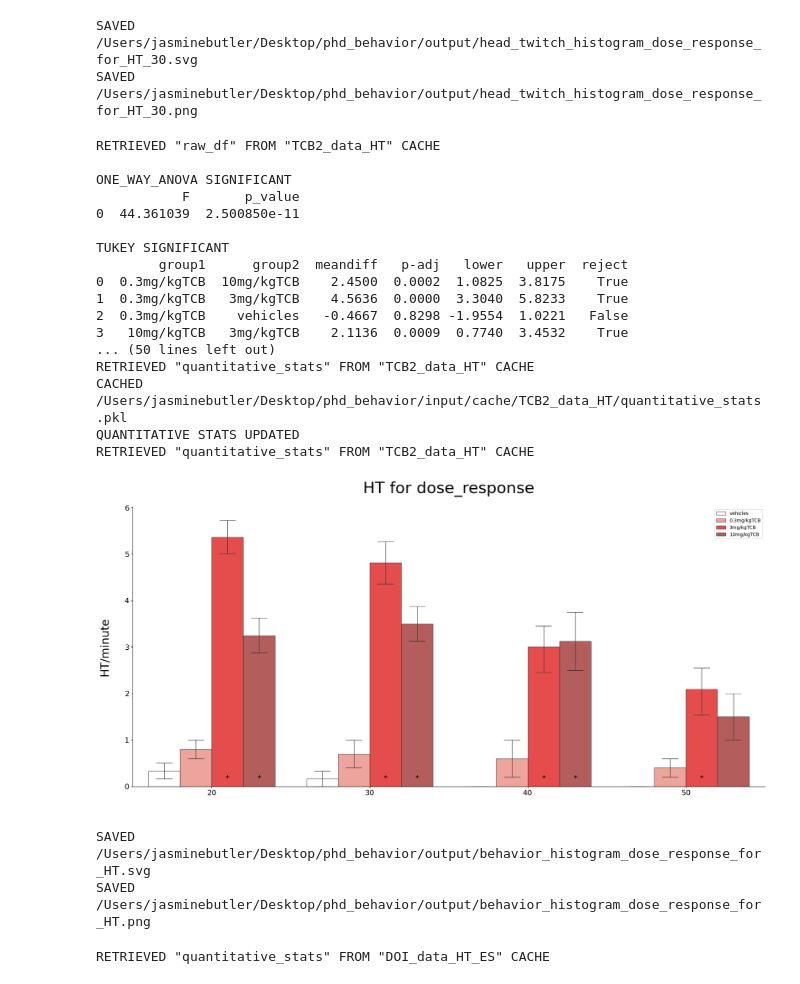
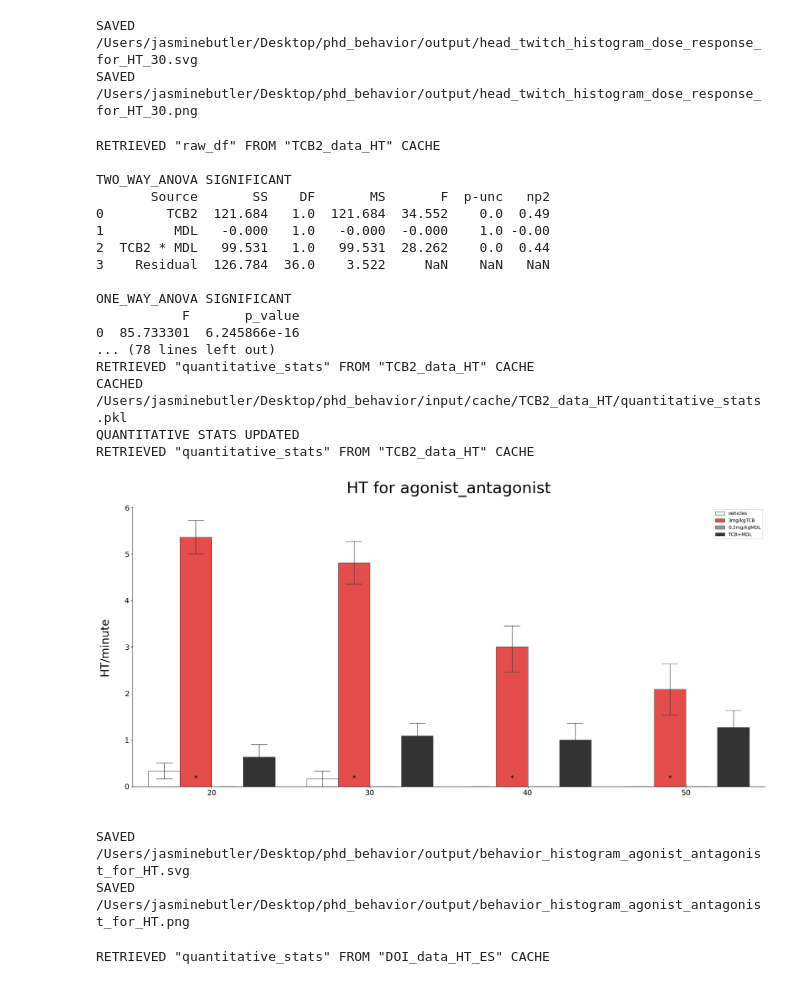
Before and after one commit to jjb-hub/phd_behavior, a Jupyter notebook: DASHBOARD.ipynb, the cells around one changed output. Saved outputs shown, nothing was run; the diff lists cells and outputs as text; code cells hidden in the pictures.

```diff
--- a/DASHBOARD.ipynb
+++ b/DASHBOARD.ipynb
@@ -74,33 +77,33 @@ SAVED /Users/jasminebutler/Desktop/phd_behavior/output/head_twitch_histogram_dos
 # %%
 # BEHAVIORAL HISTOGRAM
 
 behaviorHistogram( filename,
-                  experiment = 'dose_response', # agonist_antagonist dose_response
+                  experiment = 'agonist_antagonist', # agonist_antagonist dose_response
                   behavior = 'HT',
                   p_value_threshold = 0.05,
                   from_scratch = True
                   )
 # %% [output]
 RETRIEVED "raw_df" FROM "TCB2_data_HT" CACHE
+
+TWO_WAY_ANOVA SIGNIFICANT
+       Source       SS    DF       MS       F  p-unc   np2
+0        TCB2  121.684   1.0  121.684  34.552    0.0  0.49
+1         MDL   -0.000   1.0   -0.000  -0.000    1.0 -0.00
+2  TCB2 * MDL   99.531   1.0   99.531  28.262    0.0  0.44
+3    Residual  126.784  36.0    3.522     NaN    NaN   NaN
 
 ONE_WAY_ANOVA SIGNIFICANT
            F       p_value
-0  44.361039  2.500850e-11
-
-TUKEY SIGNIFICANT
-        group1      group2  meandiff   p-adj   lower   upper  reject
-0  0.3mg/kgTCB  10mg/kgTCB    2.4500  0.0002  1.0825  3.8175    True
-1  0.3mg/kgTCB   3mg/kgTCB    4.5636  0.0000  3.3040  5.8233    True
-2  0.3mg/kgTCB    vehicles   -0.4667  0.8298 -1.9554  1.0221   False
-3   10mg/kgTCB   3mg/kgTCB    2.1136  0.0009  0.7740  3.4532    True
-... (50 lines left out)
+0  85.733301  6.245866e-16
+... (78 lines left out)
 RETRIEVED "quantitative_stats" FROM "TCB2_data_HT" CACHE
 CACHED /Users/jasminebutler/Desktop/phd_behavior/input/cache/TCB2_data_HT/quantitative_stats.pkl
 QUANTITATIVE STATS UPDATED
 RETRIEVED "quantitative_stats" FROM "TCB2_data_HT" CACHE
-[figure, old version]
+[figure, new version]
-SAVED /Users/jasminebutler/Desktop/phd_behavior/output/behavior_histogram_dose_response_for_HT.svg
-SAVED /Users/jasminebutler/Desktop/phd_behavior/output/behavior_histogram_dose_response_for_HT.png
+SAVED /Users/jasminebutler/Desktop/phd_behavior/output/behavior_histogram_agonist_antagonist_for_HT.svg
+SAVED /Users/jasminebutler/Desktop/phd_behavior/output/behavior_histogram_agonist_antagonist_for_HT.png
 # %%
 getStats(filename)
 # %% [output]
```
Also changed, not shown: parts of 1 cell of this notebook.
